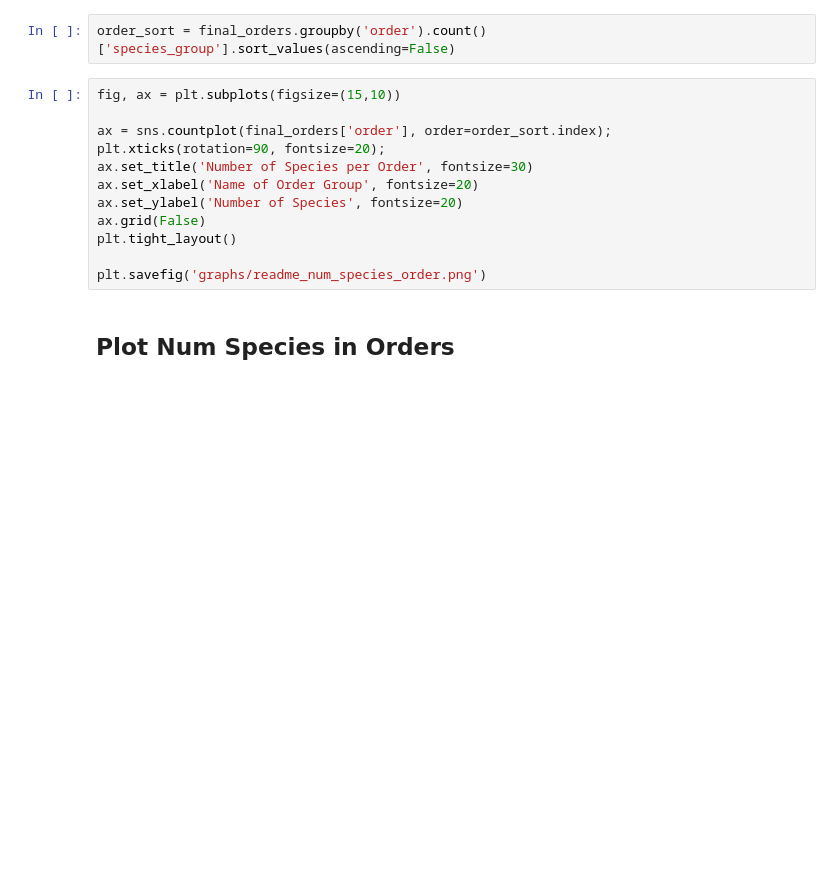
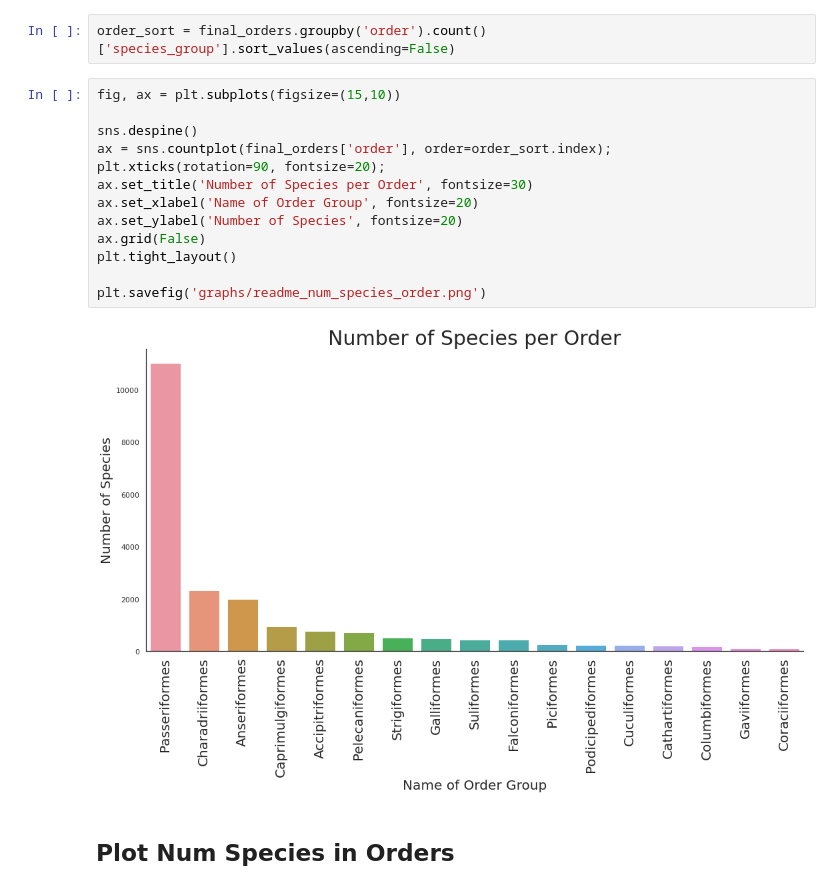
Before and after one commit to cwong690/Birdex, a Jupyter notebook: eda_readme.ipynb, the cells around one changed output. Drawn from its saved outputs; the diff is of its cells as text; blank space fills up the shorter version.

```diff
--- a/eda_readme.ipynb
+++ b/eda_readme.ipynb
@@ -91,15 +120,18 @@ order_sort = final_orders.groupby('order').count()['species_group'].sort_values(
 # %%
 fig, ax = plt.subplots(figsize=(15,10))
 
+sns.despine()
 ax = sns.countplot(final_orders['order'], order=order_sort.index);
 plt.xticks(rotation=90, fontsize=20);
 ax.set_title('Number of Species per Order', fontsize=30)
 ax.set_xlabel('Name of Order Group', fontsize=20)
 ax.set_ylabel('Number of Species', fontsize=20)
 ax.grid(False)
 plt.tight_layout()
 
 plt.savefig('graphs/readme_num_species_order.png')
+# %% [output]
+[figure, added]
 # %% [markdown]
 ## Plot Num Species in Orders
 # %%
```
Also changed, not shown: parts of 12 cells of this notebook, 46 other files.
